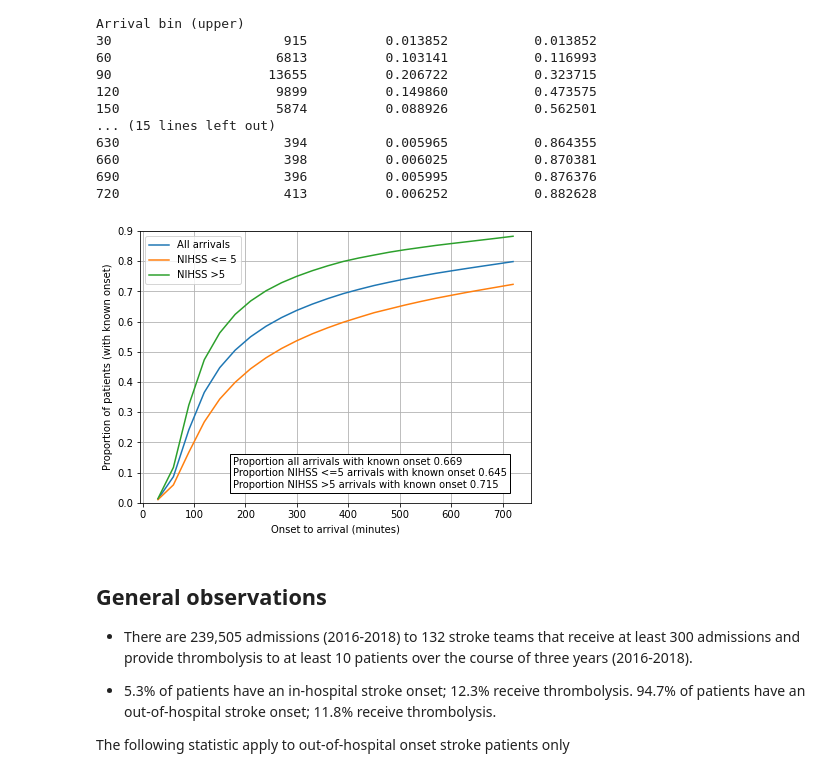
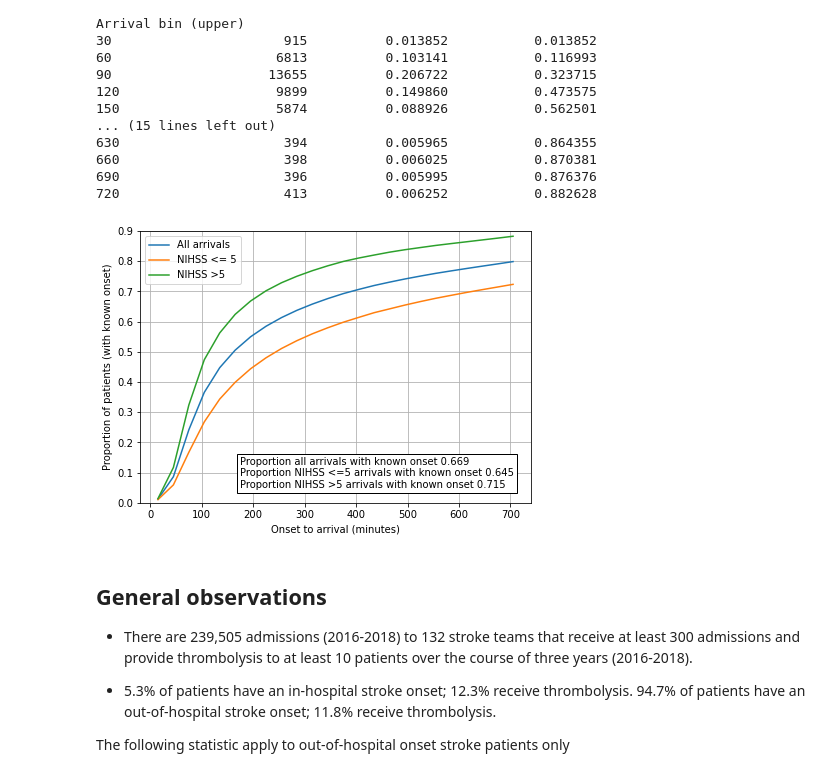
Before and after one commit to samuel-book/samuel-1, a Jupyter notebook: _sources/descriptive_stats/01_descriptive.ipynb, the cells around one changed output. Cells and saved outputs as stored; diff of their text form; code cells hidden in the pictures.

```diff
--- a/_sources/descriptive_stats/01_descriptive.ipynb
+++ b/_sources/descriptive_stats/01_descriptive.ipynb
@@ -618,34 +618,35 @@ Arrival bin (upper)
 # %%
 # Set up figure
 fig = plt.figure(figsize=(7,5))
 ax = fig.add_subplot(111)
 x = df_all_arrivals.index
+x -= 15 # plot at centre of bin
 y1 = df_all_arrivals['Cumulatative prop']
 y2 = df_mild_arrivals['Cumulatative prop']
 y3 = df_not_mild_arrivals['Cumulatative prop']
 
 ax.plot(x, y1, label = 'All arrivals')
 ax.plot(x, y2, label = 'NIHSS <= 5')
 ax.plot(x, y3, label = 'NIHSS >5')
 
 ax.legend()
 ax.set_xlabel('Onset to arrival (minutes)')
 ax.set_ylabel('Proportion of patients (with known onset)')
 ax.set_ylim(0, 720)
 ax.set_ylim(0, 0.9)
 ax.grid()
 
 text = f'''Proportion all arrivals with known onset {prop_known_onset_all:0.3}
 Proportion NIHSS <=5 arrivals with known onset {prop_known_onset_mild:0.3}
 Proportion NIHSS >5 arrivals with known onset {prop_known_onset_not_mild:0.3}'''
 props = dict(boxstyle='square', facecolor='white', alpha=1.0)
 plt.text(175, 0.05, text, bbox=props)
 
 plt.savefig('output/onset_to_arrival.jpg', dpi=300)
 
 plt.show()
 # %% [output]
-[figure, old version]
+[figure, new version]
 # %% [markdown]
 ## General observations
 
```
Also changed, not shown: 3 other files.
